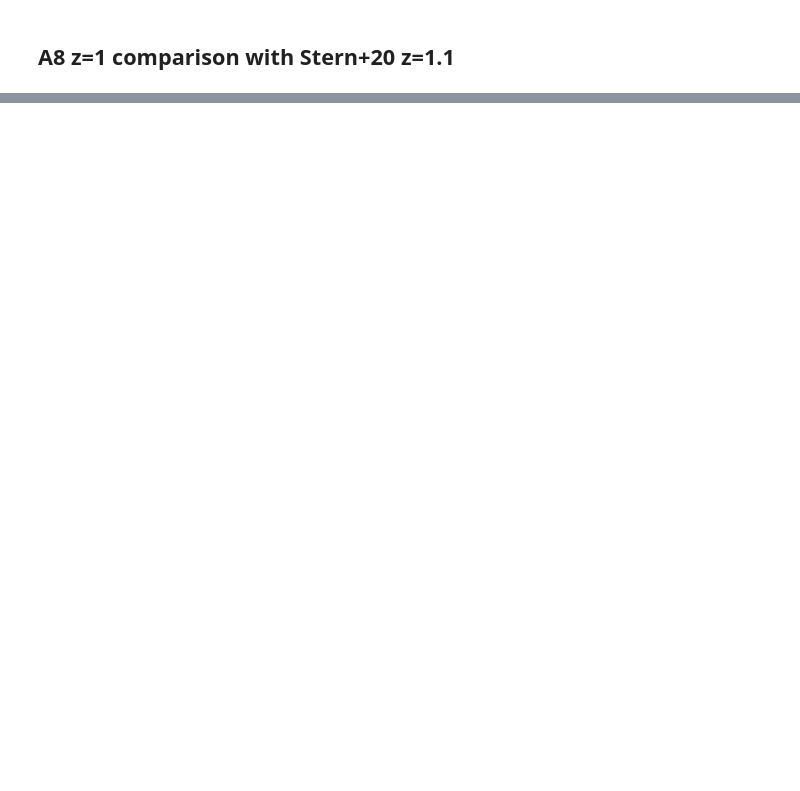
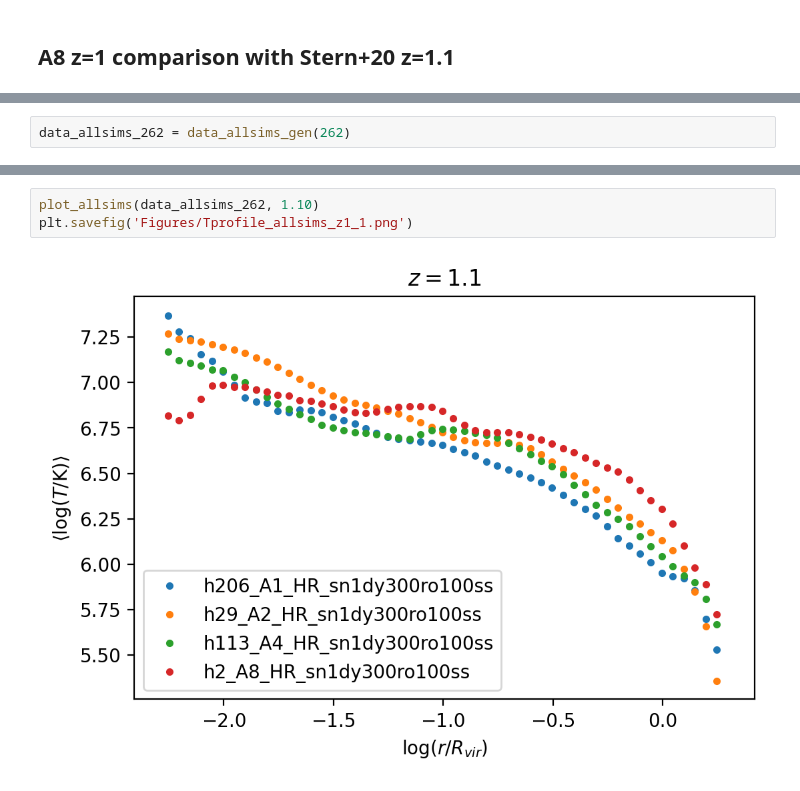
Before and after one commit to isulta/massive-halos, a Jupyter notebook: temperature_profiles.ipynb, the cells around one changed output, grey strips where cells are left out. Saved outputs shown, nothing was run; the diff lists cells and outputs as text; blank space fills up the shorter version.

```diff
--- a/temperature_profiles.ipynb
+++ b/temperature_profiles.ipynb
@@ -113,0 +138,2 @@ Text(0.5, 1.0, '$z=1.0$')
+# %%
+data_allsims_262 = data_allsims_gen(262)
@@ -113,0 +158,5 @@ Text(0.5, 1.0, '$z=1.0$')
+# %%
+plot_allsims(data_allsims_262, 1.10)
+plt.savefig('Figures/Tprofile_allsims_z1_1.png')
+# %% [output]
+[figure, added]
```
Also changed, not shown: parts of 16 cells of this notebook, 4 other files.
